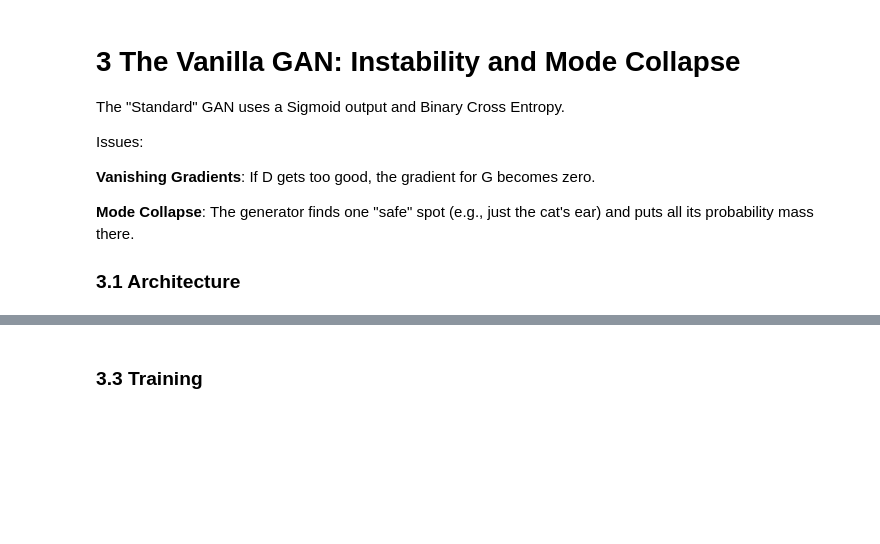
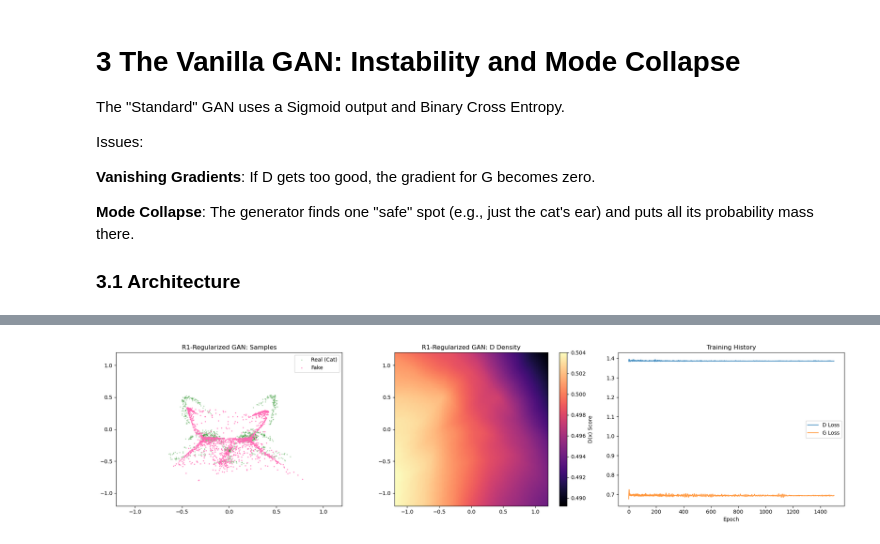
Before and after one commit to rajit906/ATML2026_DGM, a Jupyter notebook: week6/solutions.ipynb, the cells around one changed output, grey strips where cells are left out. Cells and saved outputs as stored; diff of their text form; code cells hidden in the pictures; blank space fills up the shorter version.

```diff
--- a/week6/solutions.ipynb
+++ b/week6/solutions.ipynb
@@ -241,35 +366,33 @@ Encourages flatter gradients on the real data manifold, making training more sta
 # %%
-def compute_gradient_penalty(D, real_samples, fake_samples):
-    """Calculates the gradient penalty for WGAN-GP."""
-    alpha = torch.rand(real_samples.size(0), 1).to(device)
-    interpolates = (alpha * real_samples + ((1 - alpha) * fake_samples)).requires_grad_(True)
-    d_interpolates = D(interpolates)
-    fake = torch.ones(real_samples.size(0), 1).to(device)
+def get_r1(D, real):
+    real.requires_grad_(True)
+    d_real = D(real)
+    grad = torch.autograd.grad(outputs=d_real.sum(), inputs=real, create_graph=True)[0]
+    return grad.pow(2).sum(1).mean() * 10.0
 
-    gradients = torch.autograd.grad(
-        outputs=d_interpolates,
-        inputs=interpolates,
-        grad_outputs=fake,
-        create_graph=True,
-        retain_graph=True,
-        only_inputs=True,
-    )[0]
+G = Generator().to(device); D = Discriminator(use_sigmoid=True).to(device)
+opt_G = optim.Adam(G.parameters(), lr=lr, betas=(0.5, 0.9))
+opt_D = optim.Adam(D.parameters(), lr=lr, betas=(0.5, 0.9))
+history = {'d_loss': [], 'g_loss': []}
 
-    gradients = gradients.view(gradients.size(0), -1)
-    gradient_penalty = ((gradients.norm(2, dim=1) - 1) ** 2).mean()
-    return gradient_penalty * 10.0 # Lambda weight
+for epoch in range(epochs):
+    real_data = get_cat_samples(batch_size).to(device)
+    fake_data = G(torch.randn(batch_size, 2).to(device))
 
-def compute_r1_penalty(D, real_samples):
-    """Calculates the R1 regularization penalty."""
-    real_samples.requires_grad_(True)
-    real_predict = D(real_samples)
-    grad_real = torch.autograd.grad(
-        outputs=real_predict.sum(),
-        inputs=real_samples,
-        create_graph=True
-    )[0]
-    # Penalize the squared norm of the gradients
-    r1_loss = grad_real.pow(2).reshape(grad_real.shape[0], -1).sum(1).mean()
-    return r1_loss * 10.0 # Gamma weight
+    # D Step
+    opt_D.zero_grad()
+    loss_D = criterion(D(real_data), torch.ones(batch_size, 1).to(device)) + \
+             criterion(D(fake_data.detach()), torch.zeros(batch_size, 1).to(device)) + \
+             get_r1(D, real_data)
+    loss_D.backward(); opt_D.step()
+
+    # G Step
+    opt_G.zero_grad()
+    loss_G = criterion(D(fake_data), torch.ones(batch_size, 1).to(device))
+    loss_G.backward(); opt_G.step()
+
+    history['d_loss'].append(loss_D.item()); history['g_loss'].append(loss_G.item())
+
+plot_results(G, D, history, "R1-Regularized GAN")
+# %% [output]
+[figure, added]
-# %% [markdown]
-### 3.3 Training
```
Also changed, not shown: parts of 12 cells of this notebook.
